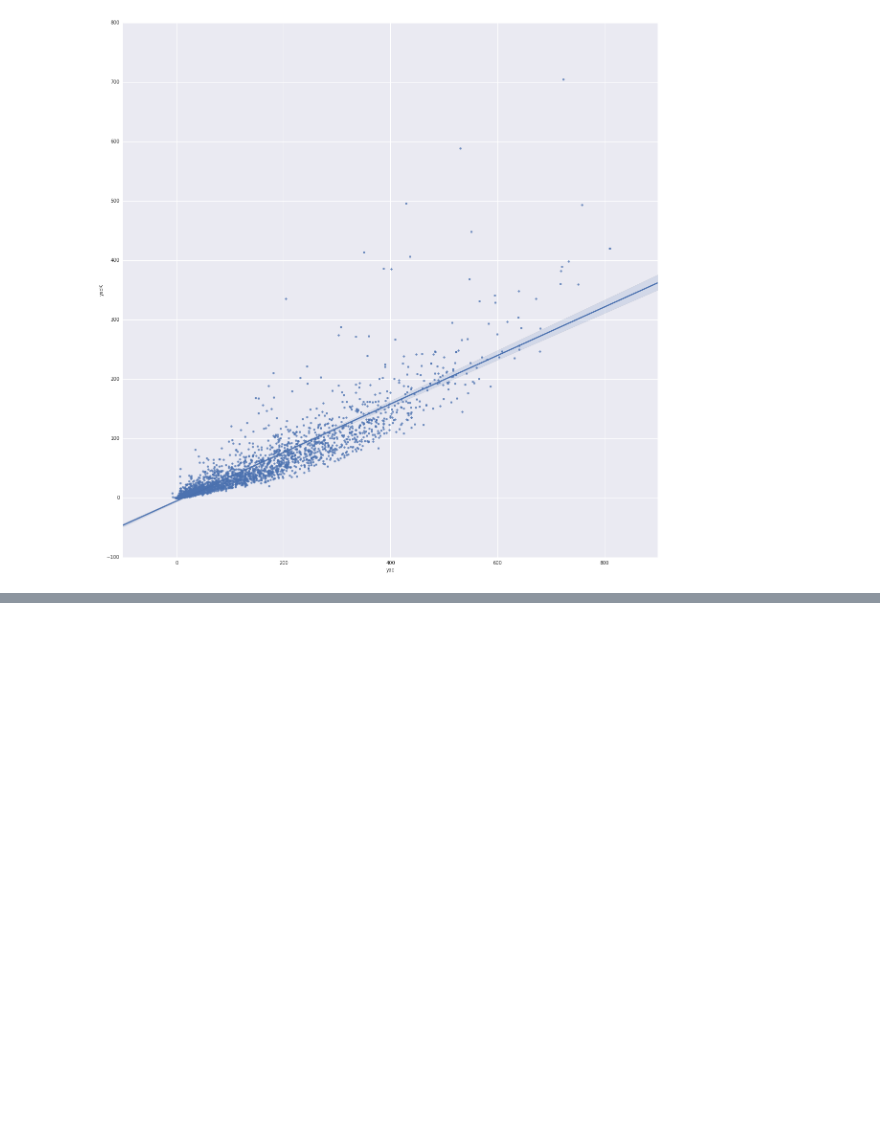
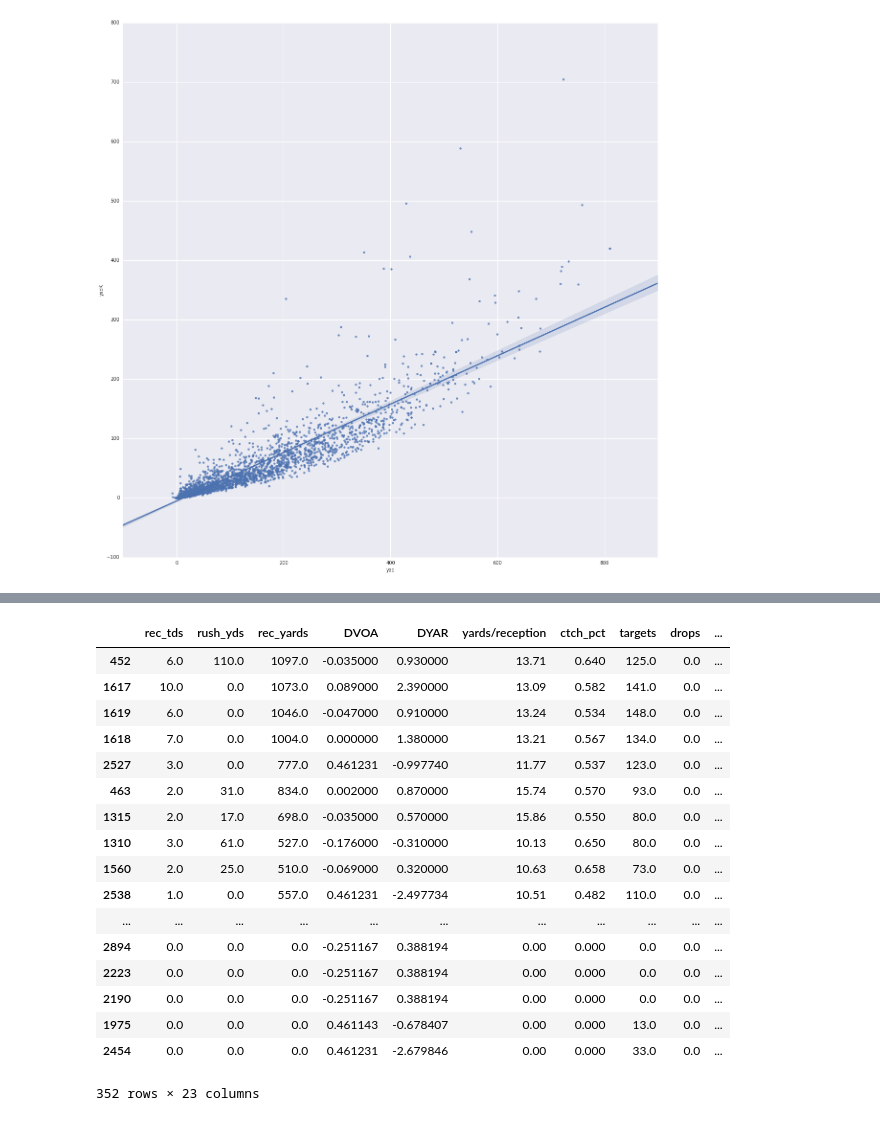
Before and after one commit to oneilltp18/GABBERT, a Jupyter notebook: wide_receivers/algorithm_sandbox.ipynb, the cells around one changed output, grey strips where cells are left out. Saved outputs shown, nothing was run; the diff lists cells and outputs as text; code cells hidden in the pictures; blank space fills up the shorter version.

```diff
--- a/wide_receivers/algorithm_sandbox.ipynb
+++ b/wide_receivers/algorithm_sandbox.ipynb
@@ -115,10 +124,10 @@ cols = ['name', 'rec_tds', 'rush_yds', 'rec_yards', 'DVOA', 'DYAR', 'yac', 'yard
        'receptions', 'y/tgt', 'EYds', 'dpis_drawn', 'dpi_yards', 'pct_team_tgts',
        'pct_team_receptions', 'pct_of_team_passyards', 'pct_team_touchdowns', 'fumbles']
 
-scale_cols = ['rec_tds', 'rush_yds', 'rec_yards', 'DVOA', 'DYAR', 'yac', 'yards/reception',
-       'ctch_pct', 'targets', 'drops', 'start_ratio', 'first_down_ctchs', 'recs_ovr_25',
+scale_cols = ['rec_tds', 'rush_yds', 'rec_yards', 'DVOA', 'DYAR', 'yards/reception',
+       'ctch_pct', 'targets', 'drops', 'start_ratio', 'first_down_ctchs',
        'receptions', 'y/tgt', 'EYds', 'dpis_drawn', 'dpi_yards', 'pct_team_tgts',
-       'pct_team_receptions', 'pct_of_team_passyards', 'pct_team_touchdowns']
+       'pct_team_receptions', 'pct_of_team_passyards', 'pct_team_touchdowns', 'yac']
 
 sca = StandardScaler()
 minmax = MinMaxScaler(feature_range = (1, 5), copy = False)
@@ -345,0 +471,6 @@ sns.regplot(data.yac, data.yacK)
+# %%
+lr_fit = lr.fit(X_model, y)
+y_pred = lr_fit.predict(test[kbest_features])
+# %%
+test['y_pred'] = y_pred
+test['yac'] = test.y_pred
@@ -345,0 +498,25 @@ sns.regplot(data.yac, data.yacK)
+# %%
+names_df = pd.DataFrame(data.name)
+
+added = test.join(names_df)
+# %%
+added.sort('yac', ascending = False)
+# %% [output]
+|  | rec_tds | rush_yds | rec_yards | DVOA | DYAR | yards/reception | ctch_pct | targets | drops | ... |
+| 452 | 6.0 | 110.0 | 1097.0 | -0.035000 | 0.930000 | 13.71 | 0.640 | 125.0 | 0.0 | ... |
+| 1617 | 10.0 | 0.0 | 1073.0 | 0.089000 | 2.390000 | 13.09 | 0.582 | 141.0 | 0.0 | ... |
+| 1619 | 6.0 | 0.0 | 1046.0 | -0.047000 | 0.910000 | 13.24 | 0.534 | 148.0 | 0.0 | ... |
+| 1618 | 7.0 | 0.0 | 1004.0 | 0.000000 | 1.380000 | 13.21 | 0.567 | 134.0 | 0.0 | ... |
+| 2527 | 3.0 | 0.0 | 777.0 | 0.461231 | -0.997740 | 11.77 | 0.537 | 123.0 | 0.0 | ... |
+| 463 | 2.0 | 31.0 | 834.0 | 0.002000 | 0.870000 | 15.74 | 0.570 | 93.0 | 0.0 | ... |
+| 1315 | 2.0 | 17.0 | 698.0 | -0.035000 | 0.570000 | 15.86 | 0.550 | 80.0 | 0.0 | ... |
+| 1310 | 3.0 | 61.0 | 527.0 | -0.176000 | -0.310000 | 10.13 | 0.650 | 80.0 | 0.0 | ... |
+| 1560 | 2.0 | 25.0 | 510.0 | -0.069000 | 0.320000 | 10.63 | 0.658 | 73.0 | 0.0 | ... |
+| 2538 | 1.0 | 0.0 | 557.0 | 0.461231 | -2.497734 | 10.51 | 0.482 | 110.0 | 0.0 | ... |
+| ... | ... | ... | ... | ... | ... | ... | ... | ... | ... | ... |
+| 2894 | 0.0 | 0.0 | 0.0 | -0.251167 | 0.388194 | 0.00 | 0.000 | 0.0 | 0.0 | ... |
+| 2223 | 0.0 | 0.0 | 0.0 | -0.251167 | 0.388194 | 0.00 | 0.000 | 0.0 | 0.0 | ... |
+| 2190 | 0.0 | 0.0 | 0.0 | -0.251167 | 0.388194 | 0.00 | 0.000 | 0.0 | 0.0 | ... |
+| 1975 | 0.0 | 0.0 | 0.0 | 0.461143 | -0.678407 | 0.00 | 0.000 | 13.0 | 0.0 | ... |
+| 2454 | 0.0 | 0.0 | 0.0 | 0.461231 | -2.679846 | 0.00 | 0.000 | 33.0 | 0.0 | ... |
+352 rows × 23 columns
```
Also changed, not shown: parts of 24 cells of this notebook, 3 other files.
